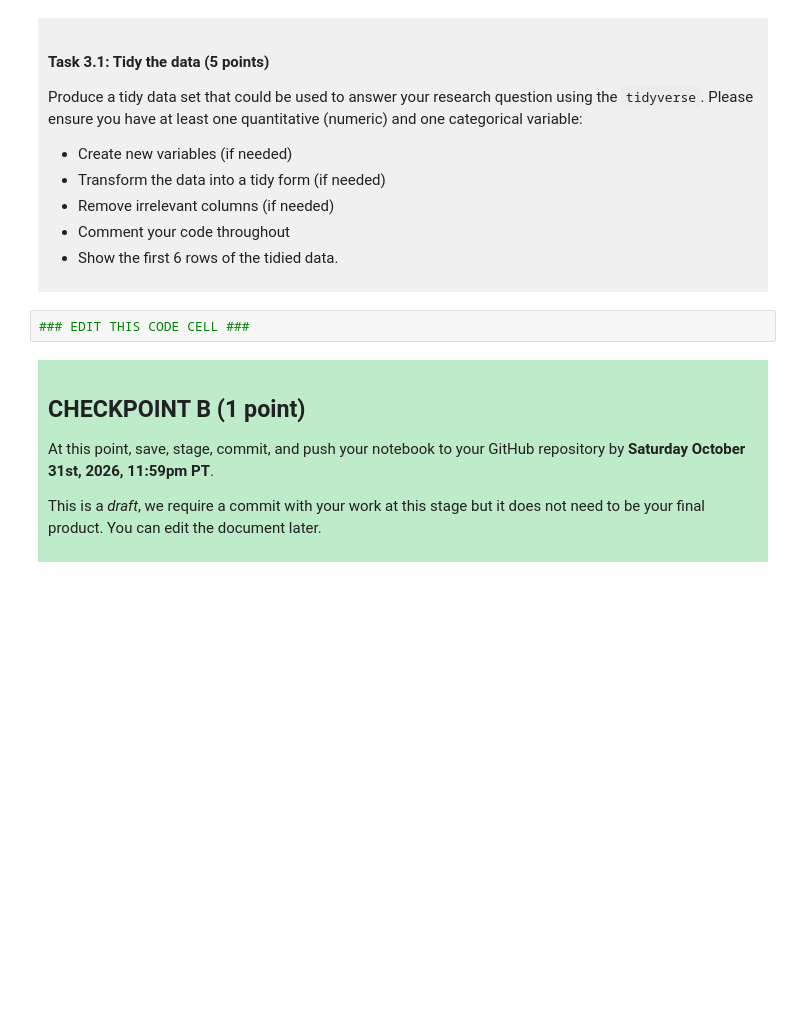
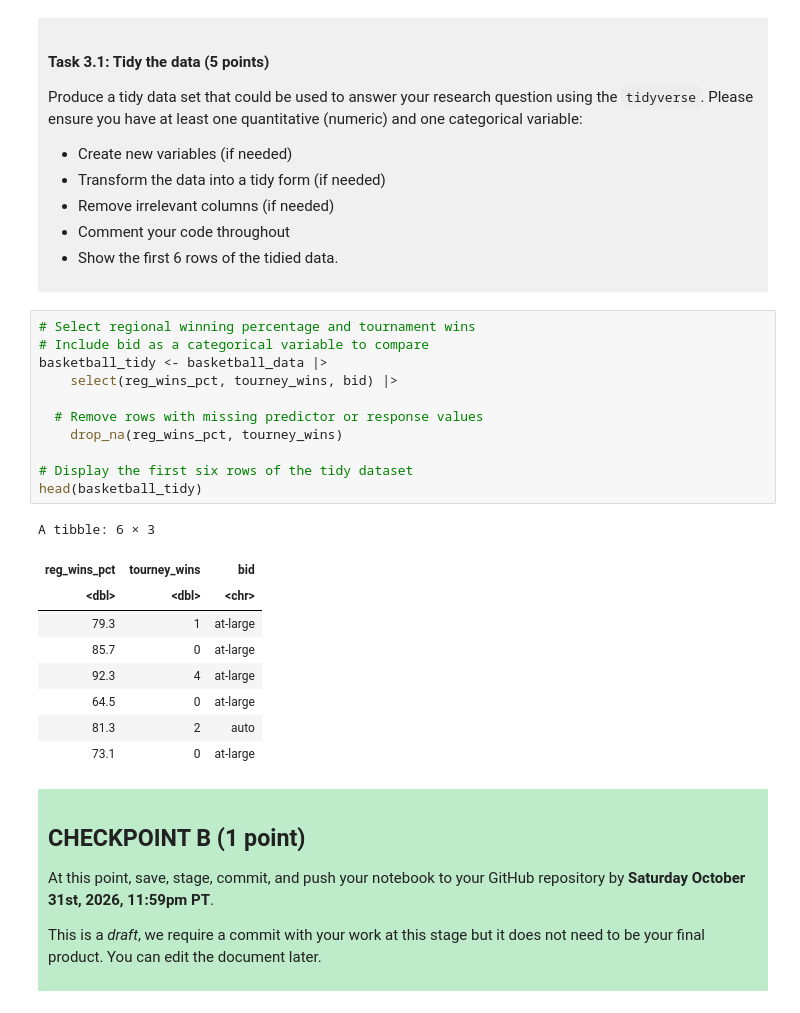
Before and after one commit to gzlovs/dsci-100-project-ghazal-oveisi, a Jupyter notebook: dsci-100-project-notebook.ipynb, the cells around one changed output. Saved outputs shown, nothing was run; the diff lists cells and outputs as text; blank space fills up the shorter version.

```diff
--- a/dsci-100-project-notebook.ipynb
+++ b/dsci-100-project-notebook.ipynb
@@ -189,7 +220,26 @@ Produce a tidy data set that could be used to answer your research question usin
 
 </div>
 # %%
-### EDIT THIS CODE CELL ###
+# Select regional winning percentage and tournament wins
+# Include bid as a categorical variable to compare
+basketball_tidy <- basketball_data |>
+    select(reg_wins_pct, tourney_wins, bid) |>
+
+  # Remove rows with missing predictor or response values
+    drop_na(reg_wins_pct, tourney_wins)
+
+# Display the first six rows of the tidy dataset
+head(basketball_tidy)
+# %% [output]
+A tibble: 6 × 3
+| reg_wins_pct | tourney_wins | bid |
+| <dbl> | <dbl> | <chr> |
+| 79.3 | 1 | at-large |
+| 85.7 | 0 | at-large |
+| 92.3 | 4 | at-large |
+| 64.5 | 0 | at-large |
+| 81.3 | 2 | auto |
+| 73.1 | 0 | at-large |
 # %% [markdown]
 <div style="background-color: #beebca; padding: 10px;">
 
```
Also changed, not shown: parts of 3 cells of this notebook.
